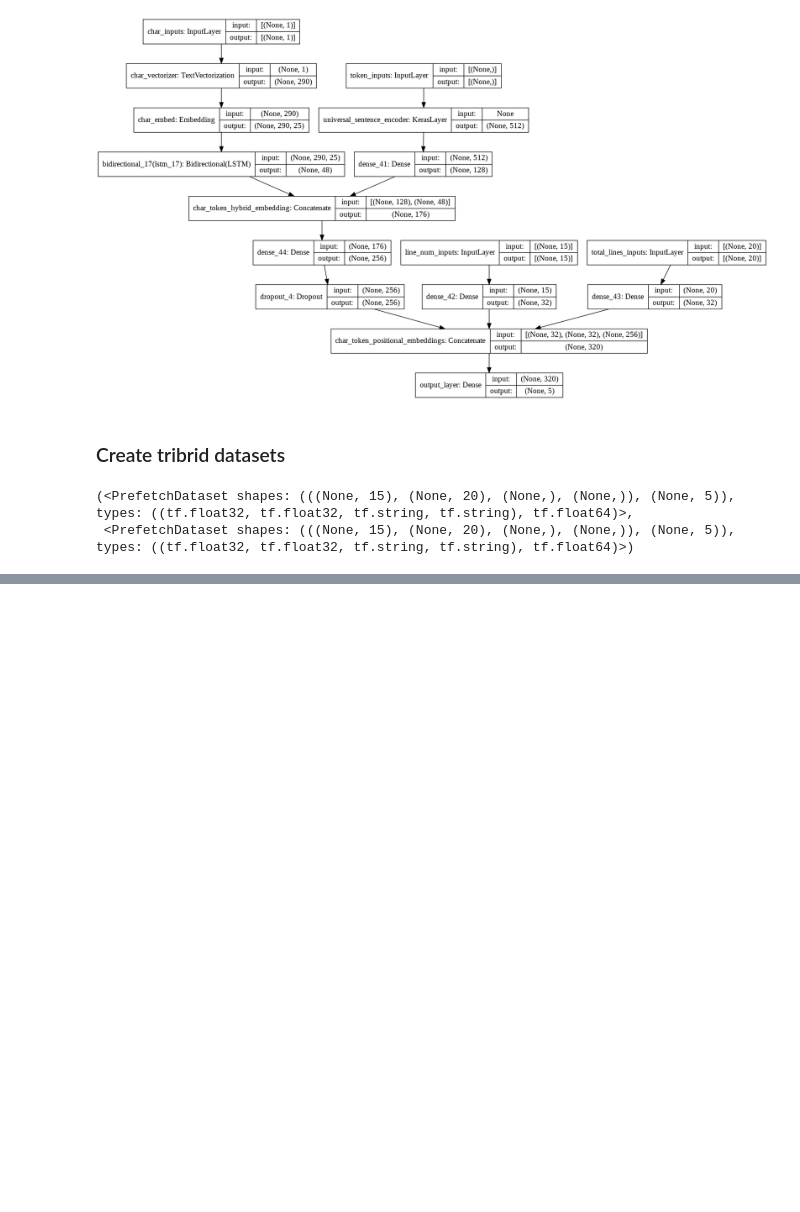
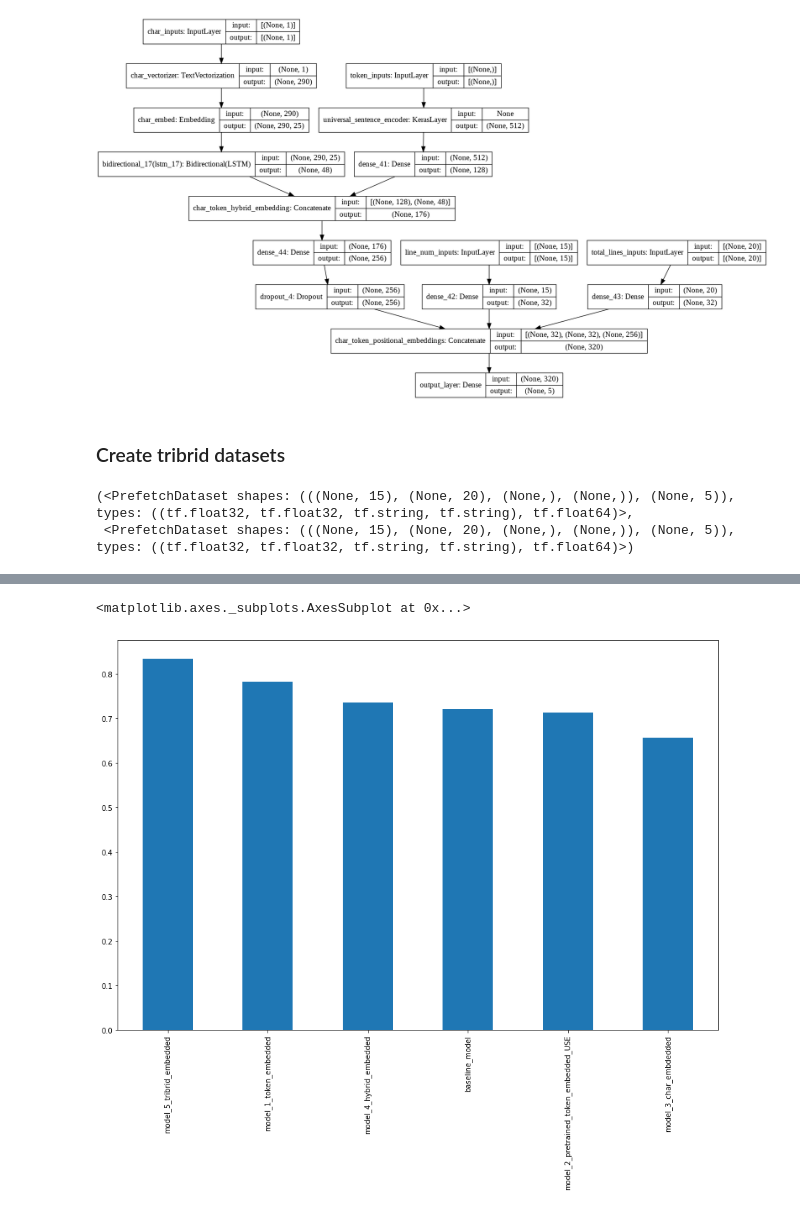
Before and after one commit to SilahicAmil/End-To-End-SkimLit, a Jupyter notebook: End_To_End_SkimLit_NLP.ipynb, the cells around one changed output, grey strips where cells are left out. Cells and saved outputs as stored; diff of their text form; code cells hidden in the pictures; blank space fills up the shorter version.

```diff
--- a/End_To_End_SkimLit_NLP.ipynb
+++ b/End_To_End_SkimLit_NLP.ipynb
@@ -1406,0 +1514,6 @@ train_char_token_pos_dataset, val_char_token_pos_dataset
+# %%
+# Plotting accuracy
+all_model_results.sort_values("accuracy", ascending=False)["accuracy"].plot(kind="bar", figsize=(15,10))
+# %% [output]
+<matplotlib.axes._subplots.AxesSubplot at 0x...>
+[figure, added]
```
Also changed, not shown: parts of 15 cells of this notebook.
